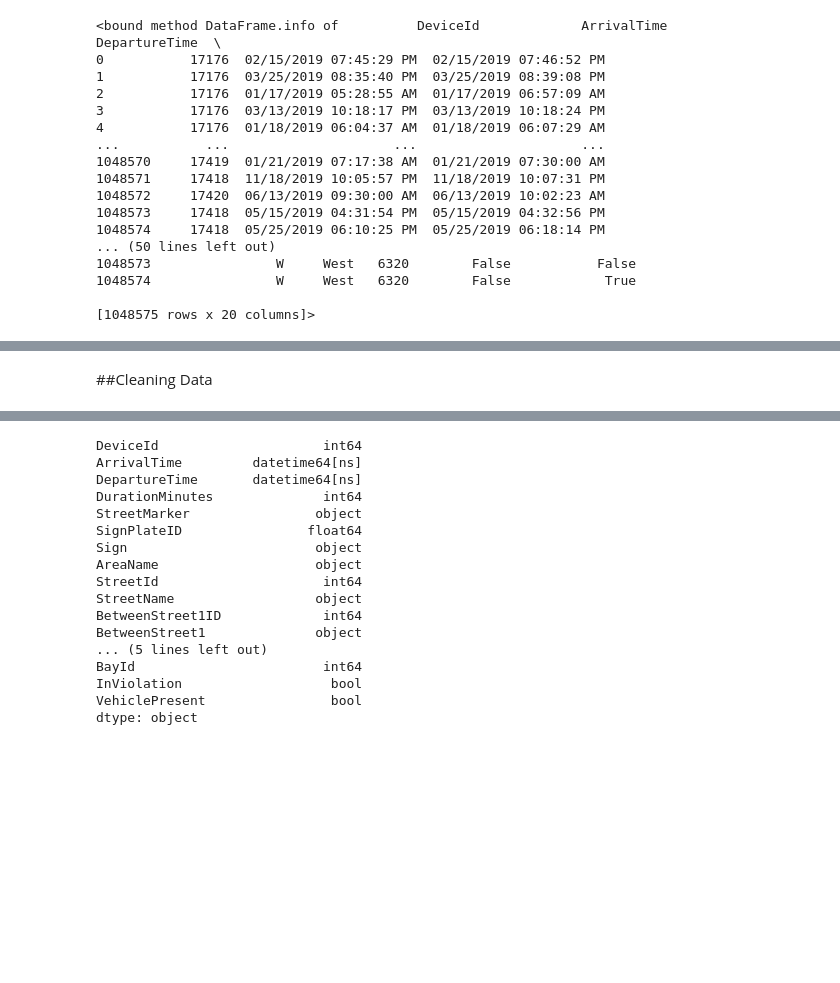
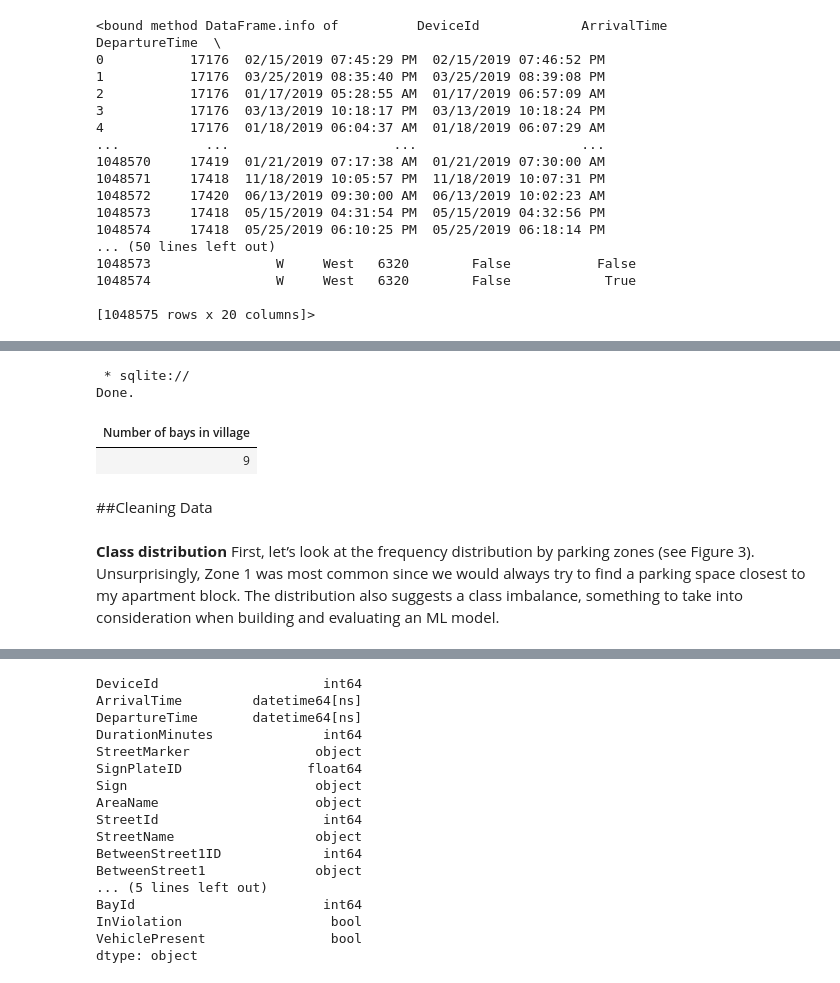
Before and after one commit to Eswa2020/Data-analysis-and-wrangling-various-projects, a Jupyter notebook: parking_system.ipynb, the cells around one changed output, grey strips where cells are left out. Drawn from its saved outputs; the diff is of its cells as text; code cells hidden in the pictures; blank space fills up the shorter version.

```diff
--- a/parking_system.ipynb
+++ b/parking_system.ipynb
@@ -100,2 +336,16 @@ dataq.info
+# %%
+#we can do the same for village street which holds the server with highest number of transactions
+%%sql
+
+SELECT COUNT( DISTINCT BayID ) AS "Number of bays in village" from Docklands_mains_parking
+WHERE StreetName="VILLAGE STREET";
+# %% [output]
+ * sqlite://
+Done.
+| Number of bays in village |
+| 9 |
 # %% [markdown]
 ##Cleaning Data
+# %% [markdown]
+**Class distribution**
+First, let’s look at the frequency distribution by parking zones (see Figure 3). Unsurprisingly, Zone 1 was most common since we would always try to find a parking space closest to my apartment block. The distribution also suggests a class imbalance, something to take into consideration when building and evaluating an ML model.
```
Also changed, not shown: parts of 142 cells of this notebook.
